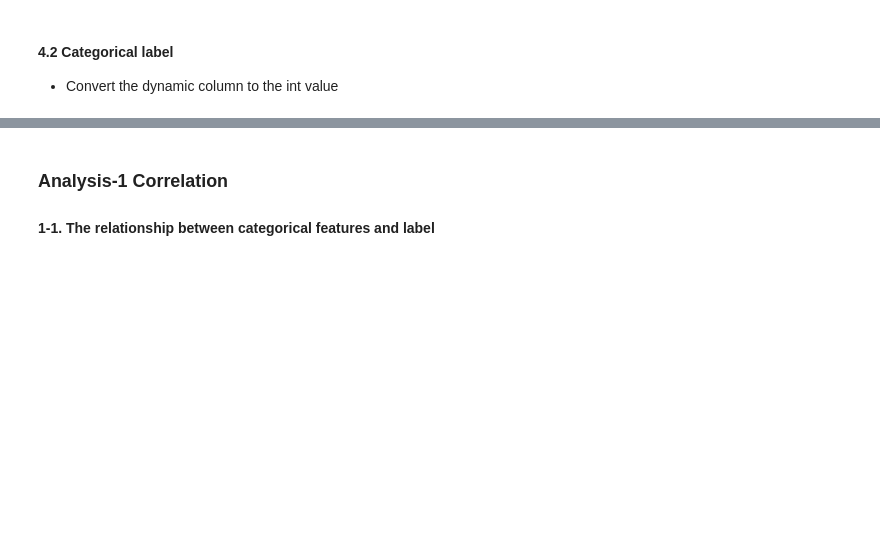
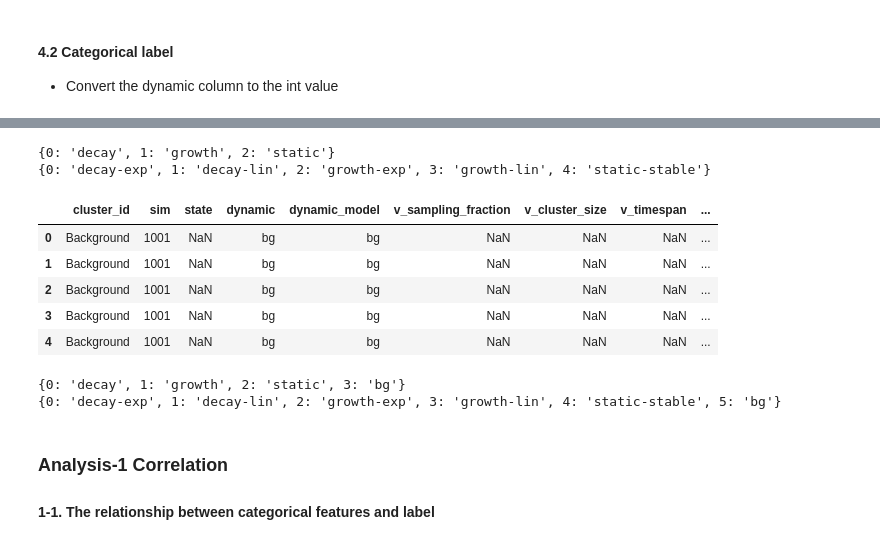
Before and after one commit to YanjunLi-CS/DeepPhyTree, a Jupyter notebook: aly/aly_data_02172021.ipynb, the cells around one changed output, grey strips where cells are left out. Drawn from its saved outputs; the diff is of its cells as text; code cells hidden in the pictures; blank space fills up the shorter version.

```diff
--- a/aly/aly_data_02172021.ipynb
+++ b/aly/aly_data_02172021.ipynb
@@ -516,0 +568,6 @@ node_df.tail()
+# %%
+print(feat_dict["dynamic"])
+print(feat_dict["extend_dynamic"])
+# %% [output]
+{0: 'decay', 1: 'growth', 2: 'static'}
+{0: 'decay-exp', 1: 'decay-lin', 2: 'growth-exp', 3: 'growth-lin', 4: 'static-stable'}
@@ -517,3 +583,18 @@ node_df.tail()
+# %%
+background_df.head()
+# %% [output]
+|  | cluster_id | sim | state | dynamic | dynamic_model | v_sampling_fraction | v_cluster_size | v_timespan | ... |
+| 0 | Background | 1001 | NaN | bg | bg | NaN | NaN | NaN | ... |
+| 1 | Background | 1001 | NaN | bg | bg | NaN | NaN | NaN | ... |
+| 2 | Background | 1001 | NaN | bg | bg | NaN | NaN | NaN | ... |
+| 3 | Background | 1001 | NaN | bg | bg | NaN | NaN | NaN | ... |
+| 4 | Background | 1001 | NaN | bg | bg | NaN | NaN | NaN | ... |
+# %%
+print(feat_dict["dynamic"])
+print(feat_dict["extend_dynamic"])
+# %% [output]
+{0: 'decay', 1: 'growth', 2: 'static', 3: 'bg'}
+{0: 'decay-exp', 1: 'decay-lin', 2: 'growth-exp', 3: 'growth-lin', 4: 'static-stable', 5: 'bg'}
 # %% [markdown]
 ### Analysis-1 Correlation
 #### 1-1. The relationship between categorical features and label
```
Also changed, not shown: parts of 30 cells of this notebook, 16 other files.
